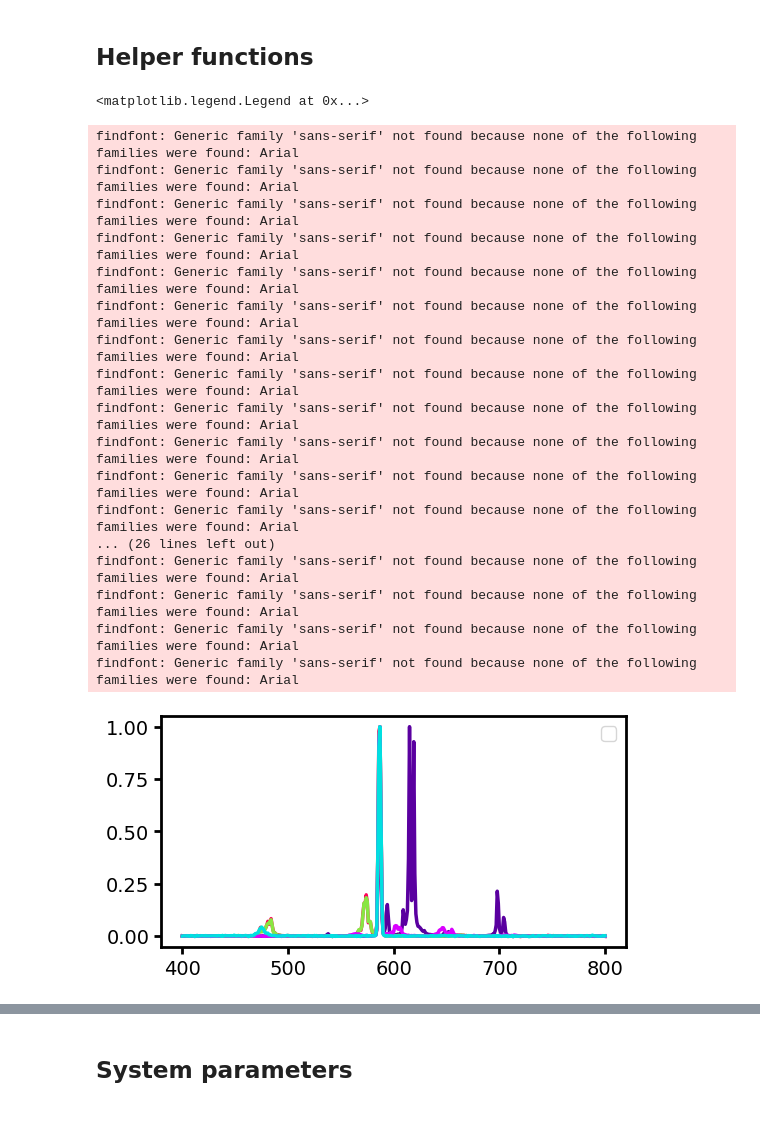
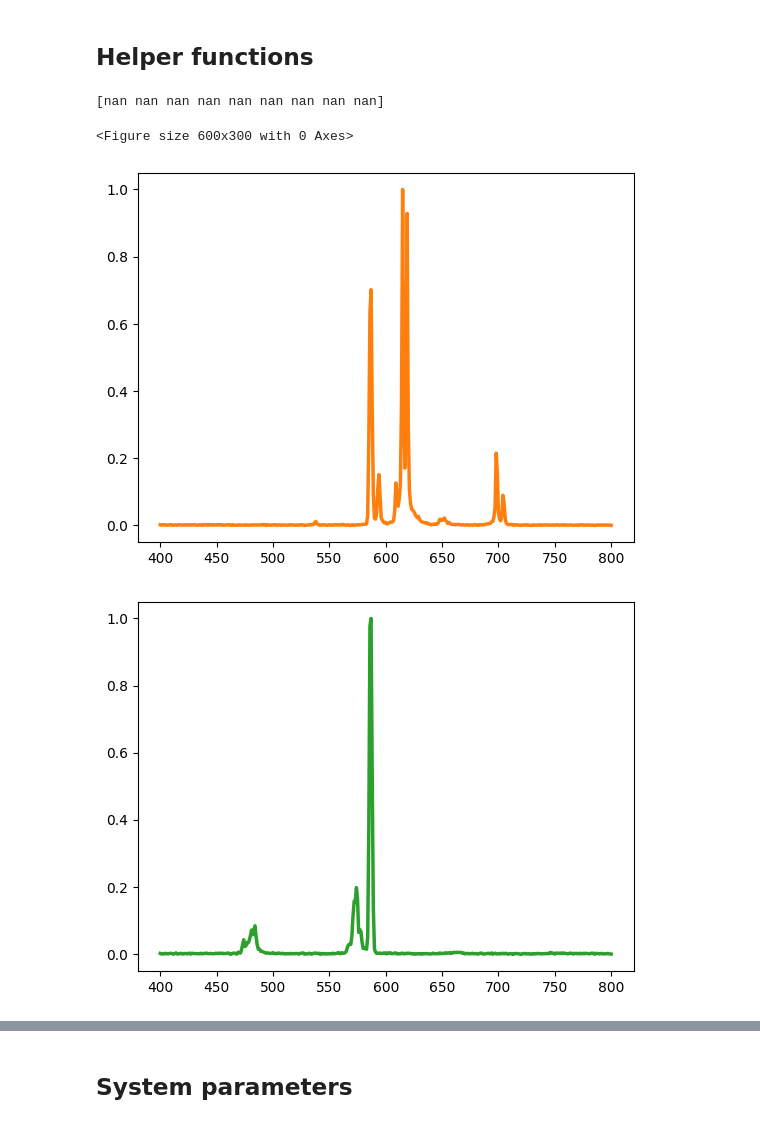
Before and after one commit to neerja/spectraldiffuserscope, a Jupyter notebook: JaxCode/Figure_Notebooks/fig_mrbles_beads.ipynb, the cells around one changed output, grey strips where cells are left out. Drawn from its saved outputs; the diff is of its cells as text; code cells hidden in the pictures.

```diff
--- a/JaxCode/Figure_Notebooks/fig_mrbles_beads.ipynb
+++ b/JaxCode/Figure_Notebooks/fig_mrbles_beads.ipynb
@@ -22,42 +22,30 @@ import jax
 # %%
 import numpy as np
 
 # Draw boxes around the centroids and label bead number
 prop_cycle = plt.rcParams['axes.prop_cycle']
 colors = prop_cycle.by_key()['color']
 rgb_colors = [tuple(int(color.lstrip('#')[i:i+2], 16) for i in (0, 2, 4)) for color in colors]
 
 # plot the ground truth spectra
 # Specify the file path of the CSV file
 file_path = "mrbles_spectra_20230412.csv"
 # Read the CSV file into a NumPy array
 data = np.genfromtxt(file_path, delimiter=',')
 # Extract the wavelengths and spectra from the data
 wavelengths_gt = data[1:, 0]
 spectra_gt = data[1:, 1:]-np.expand_dims(data[1:,1], axis =1)
 # Plot the ground truth spectra
 plt.figure(figsize=(6, 3))
 for i in range(1,spectra_gt.shape[1]):
+    plt.figure()
     spectra_gt[:,i] = spectra_gt[:,i]/np.amax(spectra_gt[:,i])
     plt.plot(wavelengths_gt, spectra_gt[:,i].T, color=colors[i], linewidth=2.5)
 plt.legend('')
+labels = data[0,:]
+print(labels)
 # %% [output]
-<matplotlib.legend.Legend at 0x...>
+[nan nan nan nan nan nan nan nan nan]
-findfont: Generic family 'sans-serif' not found because none of the following families were found: Arial
-findfont: Generic family 'sans-serif' not found because none of the following families were found: Arial
-findfont: Generic family 'sans-serif' not found because none of the following families were found: Arial
-findfont: Generic family 'sans-serif' not found because none of the following families were found: Arial
-findfont: Generic family 'sans-serif' not found because none of the following families were found: Arial
-findfont: Generic family 'sans-serif' not found because none of the following families were found: Arial
-findfont: Generic family 'sans-serif' not found because none of the following families were found: Arial
-findfont: Generic family 'sans-serif' not found because none of the following families were found: Arial
-findfont: Generic family 'sans-serif' not found because none of the following families were found: Arial
-findfont: Generic family 'sans-serif' not found because none of the following families were found: Arial
-findfont: Generic family 'sans-serif' not found because none of the following families were found: Arial
-findfont: Generic family 'sans-serif' not found because none of the following families were found: Arial
-... (26 lines left out)
-findfont: Generic family 'sans-serif' not found because none of the following families were found: Arial
-findfont: Generic family 'sans-serif' not found because none of the following families were found: Arial
-findfont: Generic family 'sans-serif' not found because none of the following families were found: Arial
-findfont: Generic family 'sans-serif' not found because none of the following families were found: Arial
+<Figure size 600x300 with 0 Axes>
-[figure, old version]
+[figure, new version]
+[figure, added]
```
Also changed, not shown: parts of 6 cells of this notebook, 9 other files.
